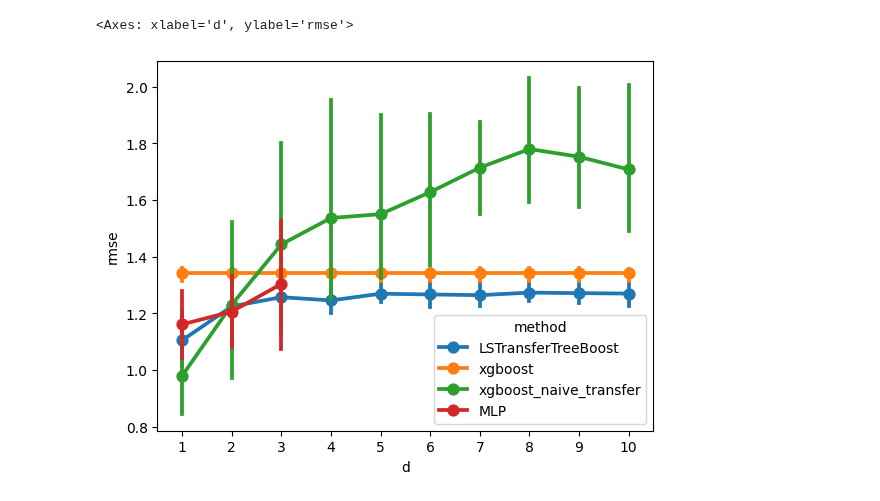
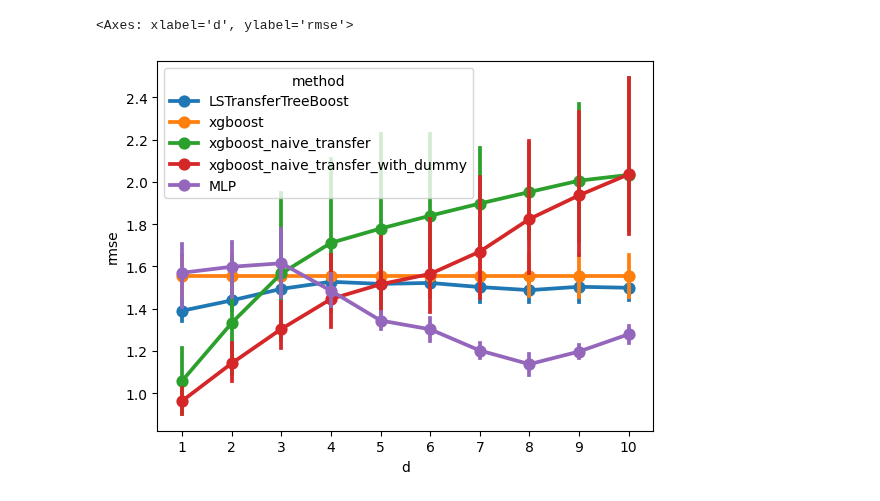
Before and after one commit to DageBjorne/transfertreeboost, a Jupyter notebook: experiments/viz.ipynb, the cells around one changed output. Drawn from its saved outputs; the diff is of its cells as text; code cells hidden in the pictures.

Commit message:
add source/target dummy to naive xgboost sim

```diff
--- a/experiments/viz.ipynb
+++ b/experiments/viz.ipynb
@@ -19,7 +19,7 @@ def topk_per_d_per_method(data, config_cols, k=5):
     agg = agg.merge(df, how = 'right')
     agg = agg.sort_values(by = 'avg_rmse')
     topk_df = agg.groupby(['d', 'target_instances'], group_keys=False).head(k)
-    topk_d = topk_df[['d', 'target_instances', 'method', 'rmse', 'mae']]
+    topk_d = topk_df[['d', 'target_instances', 'method', 'avg_rmse', 'rmse', 'mae']]
     return topk_d, topk_df
 # %%
 best_LSTransferTreeBoost, best_params_for_us = topk_per_d_per_method(
@@ -28,34 +28,43 @@ best_LSTransferTreeBoost, best_params_for_us = topk_per_d_per_method(
 )
 data = pd.read_csv('results/xgboost_ablation_friedman.csv')
 xgboost_data = data[data['method'] == 'xgboost']
-naive_transfer_data = data[data['method'] != 'xgboost']
+naive_transfer_data = data[data['method'] == 'xgboost_naive_transfer']
+naive_transfer_data_with_dummy = data[data['method'] == 'xgboost_naive_transfer_with_dummy']
 
 best_XGBoost, _ = topk_per_d_per_method(
     xgboost_data,
 ['target_instances', 'd', 'v', 'target_tree_size'], k=5
 )
 
 best_naive_transfer, _ = topk_per_d_per_method(
     naive_transfer_data,
 ['target_instances', 'd', 'v', 'target_tree_size'], k=5
 )
 
+best_naive_transfer_with_dummy, _ = topk_per_d_per_method(
+    naive_transfer_data_with_dummy,
+['target_instances', 'd', 'v', 'target_tree_size'], k=5
+)
+
 
 best_mlp, _ = topk_per_d_per_method(
     f'../results/MLP_ablation_friedman.csv',
 ['target_instances', 'd', 'base_lr','fine_tuning_lr','dropout_rate','batch_norm'], k=5
 )
 
+"""
 best_tradaboost, _ = topk_per_d_per_method(
     f'results/tradaboost_ablation_friedman.csv',
 ['target_instances', 'd', 'n_estimators','lr','tree_size'], k=5
 )
+"""
 
 df = pd.concat([best_LSTransferTreeBoost, best_XGBoost])
 df = pd.concat([df, best_naive_transfer])
+df = pd.concat([df, best_naive_transfer_with_dummy])
 df = pd.concat([df, best_mlp])
-df = pd.concat([df, best_tradaboost])
-sns.pointplot(data = df[df['target_instances'] == 300], x = 'd', y = 'rmse', hue = 'method')
+#df = pd.concat([df, best_tradaboost])
+sns.pointplot(data = df[df['target_instances'] == 200], x = 'd', y = 'rmse', hue = 'method')
 # %% [output]
 <Axes: xlabel='d', ylabel='rmse'>
-[figure, old version]
+[figure, new version]
```
Also changed, not shown: parts of 5 cells of this notebook, 2 other files.
